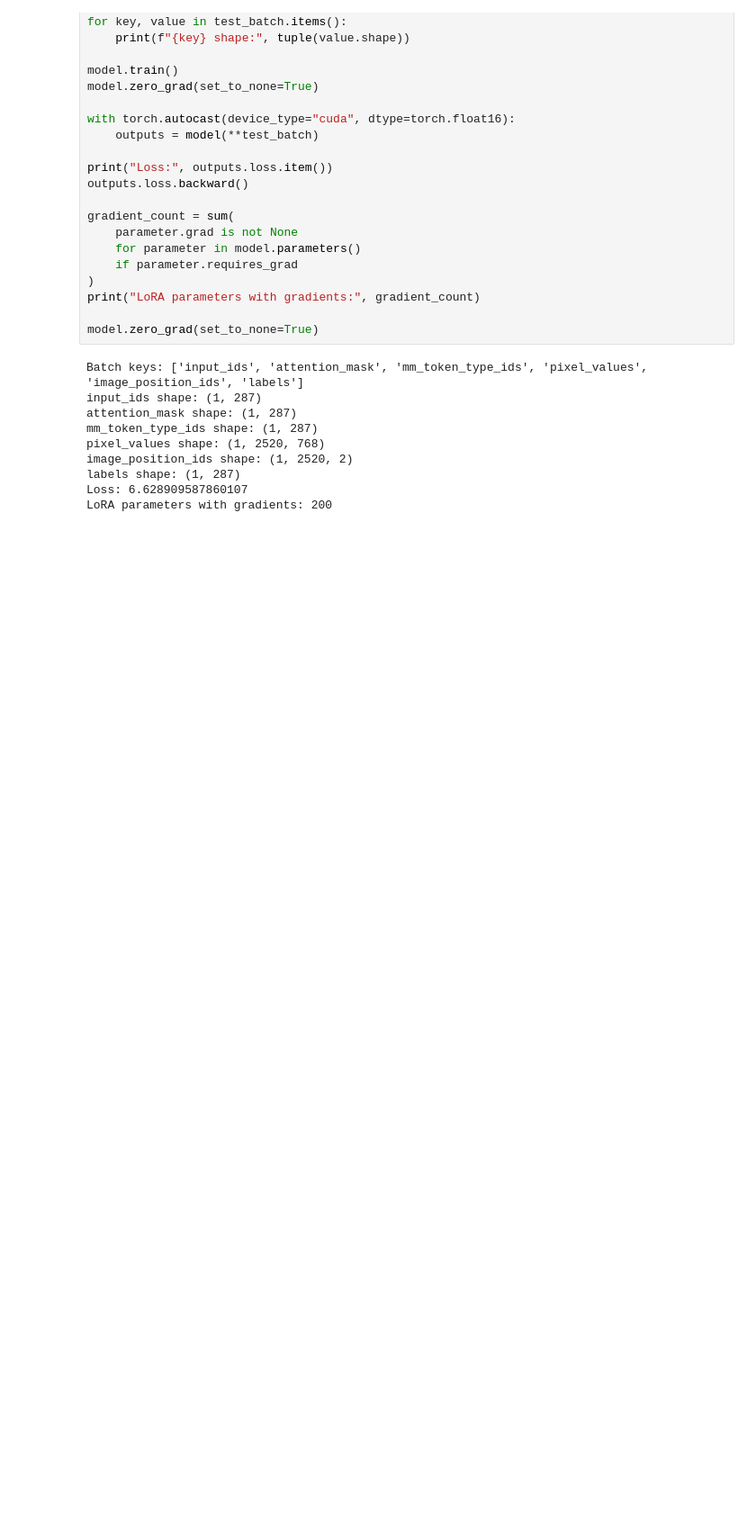
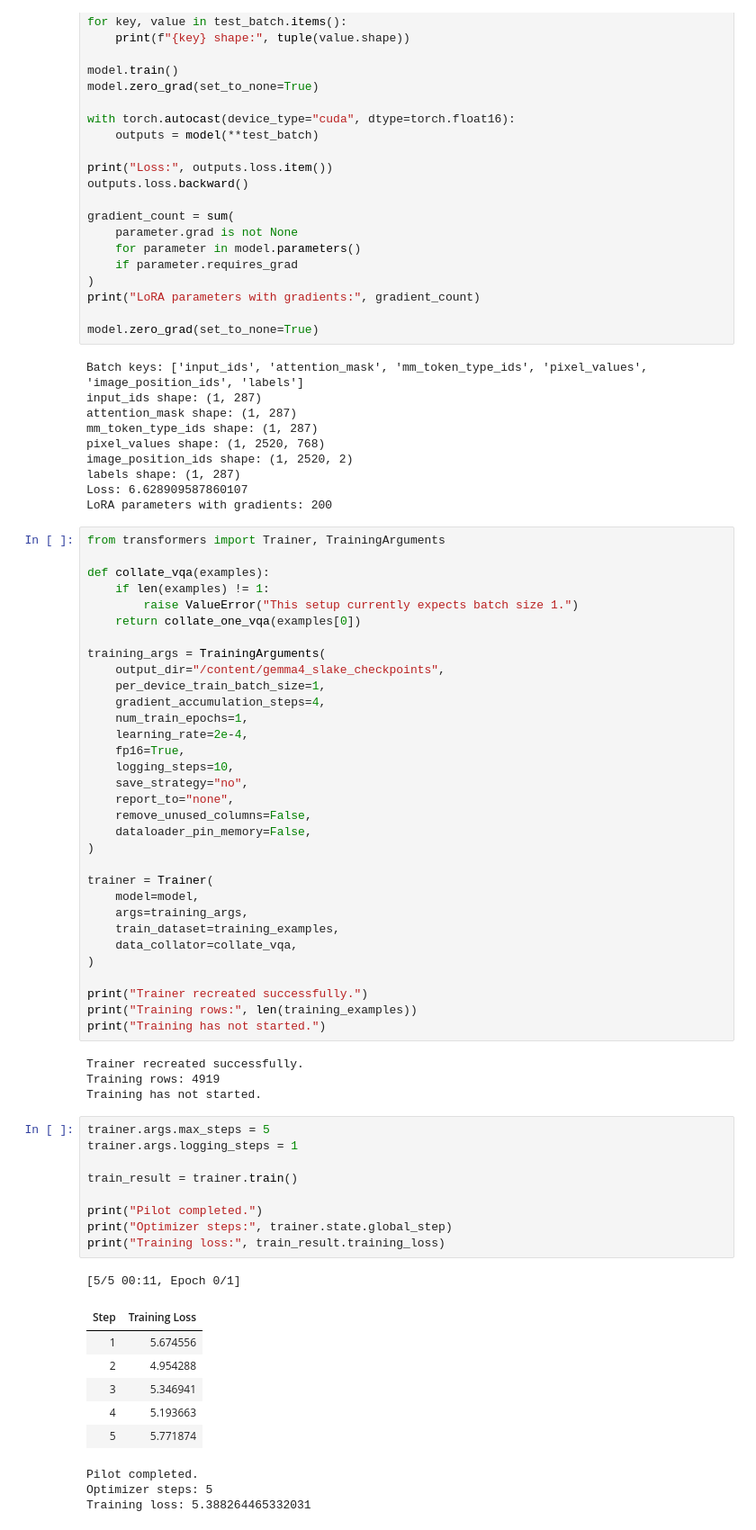
Before and after one commit to Thushi404/grounded-med-vqa-gemma4-slake, a Jupyter notebook: notebooks/grounded-med-vqa-gemma4-slake.ipynb, the cells around one changed output. Shown at 90% size. Drawn from its saved outputs; the diff is of its cells as text; blank space fills up the shorter version.

```diff
--- a/notebooks/grounded-med-vqa-gemma4-slake.ipynb
+++ b/notebooks/grounded-med-vqa-gemma4-slake.ipynb
@@ -3485,3 +3485,59 @@ image_position_ids shape: (1, 2520, 2)
 labels shape: (1, 287)
 Loss: 6.628909587860107
 LoRA parameters with gradients: 200
+# %%
+from transformers import Trainer, TrainingArguments
+
+def collate_vqa(examples):
+    if len(examples) != 1:
+        raise ValueError("This setup currently expects batch size 1.")
+    return collate_one_vqa(examples[0])
+
+training_args = TrainingArguments(
+    output_dir="/content/gemma4_slake_checkpoints",
+    per_device_train_batch_size=1,
+    gradient_accumulation_steps=4,
+    num_train_epochs=1,
+    learning_rate=2e-4,
+    fp16=True,
+    logging_steps=10,
+    save_strategy="no",
+    report_to="none",
+    remove_unused_columns=False,
+    dataloader_pin_memory=False,
+)
+
+trainer = Trainer(
+    model=model,
+    args=training_args,
+    train_dataset=training_examples,
+    data_collator=collate_vqa,
+)
+
+print("Trainer recreated successfully.")
+print("Training rows:", len(training_examples))
+print("Training has not started.")
+# %% [output]
+Trainer recreated successfully.
+Training rows: 4919
+Training has not started.
+# %%
+trainer.args.max_steps = 5
+trainer.args.logging_steps = 1
+
+train_result = trainer.train()
+
+print("Pilot completed.")
+print("Optimizer steps:", trainer.state.global_step)
+print("Training loss:", train_result.training_loss)
+# %% [output]
+[5/5 00:11, Epoch 0/1]
+| Step | Training Loss |
+| 1 | 5.674556 |
+| 2 | 4.954288 |
+| 3 | 5.346941 |
+| 4 | 5.193663 |
+| 5 | 5.771874 |
+Pilot completed.
+Optimizer steps: 5
+Training loss: 5.388264465332031
```
Also changed, not shown: parts of 1 cell of this notebook.
